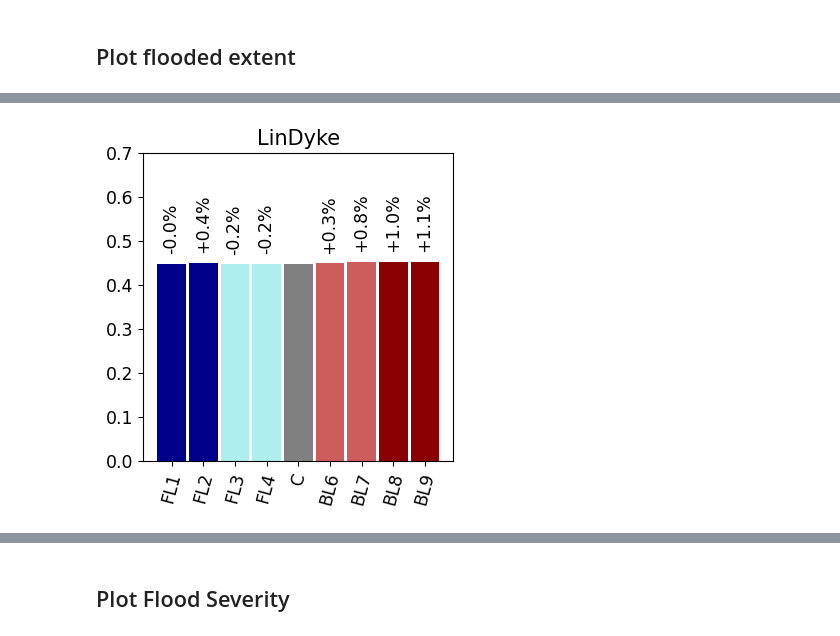
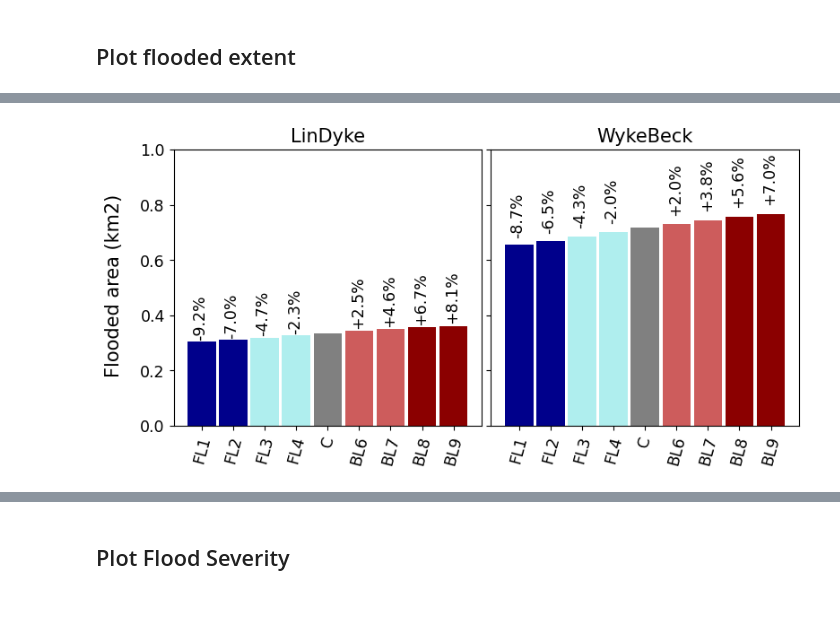
Before and after one commit to masher92/UKCP18, a Jupyter notebook: CatchmentAnalysis/PlotsForPaper.ipynb, the cells around one changed output, grey strips where cells are left out. Cells and saved outputs as stored; diff of their text form; code cells hidden in the pictures; blank space fills up the shorter version.

```diff
--- a/CatchmentAnalysis/PlotsForPaper.ipynb
+++ b/CatchmentAnalysis/PlotsForPaper.ipynb
@@ -258,6 +151,6 @@ plot_flooded_extent_1catchment(cluster_results_ip_ls, 'Urban', 'Idealised','IP',
-# %%
-plot_flooded_extent_1catchment(cluster_results_ip_ls, 'Water', 'Idealised','IP',ylim = 0.7, percent_adjust = 1.3,
-                                label_height_adjuster_x = 1.07, label_height_adjuster_y = 1.05)
-# %% [output]
-[figure, removed]
+# %%
+plot_flooded_extent_2catchments(cluster_results_ip_ls, 'Urban', 'Idealised','IP',ylim = 1, percent_adjust = 1.3,
+                                label_height_adjuster_x = 1.06, label_height_adjuster_y = 1.06)
+# %% [output]
+[figure, added]
 # %%
```
Also changed, not shown: parts of 8 cells of this notebook, 11 other files.
